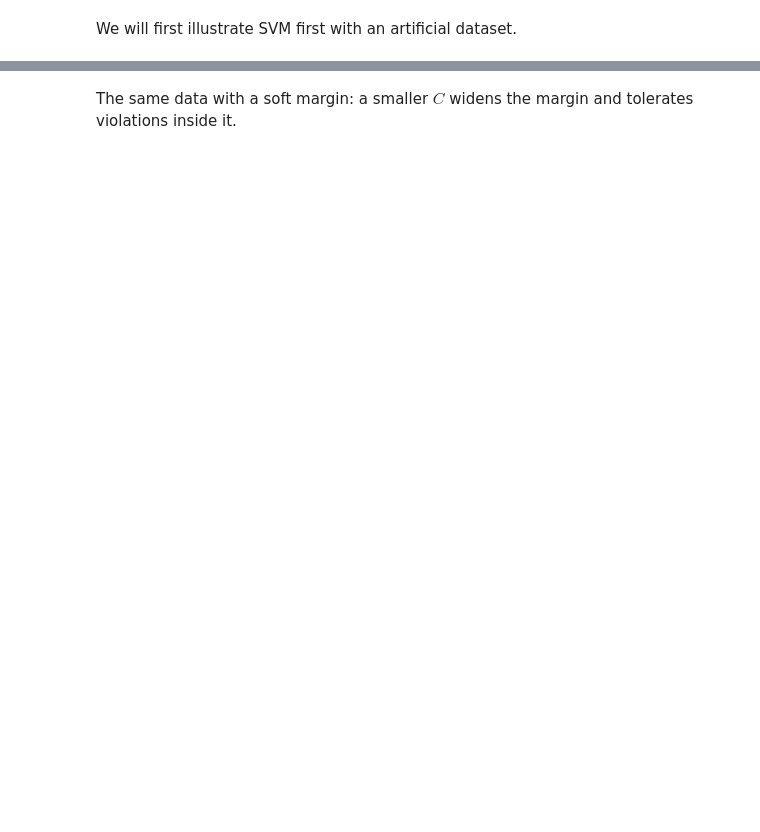
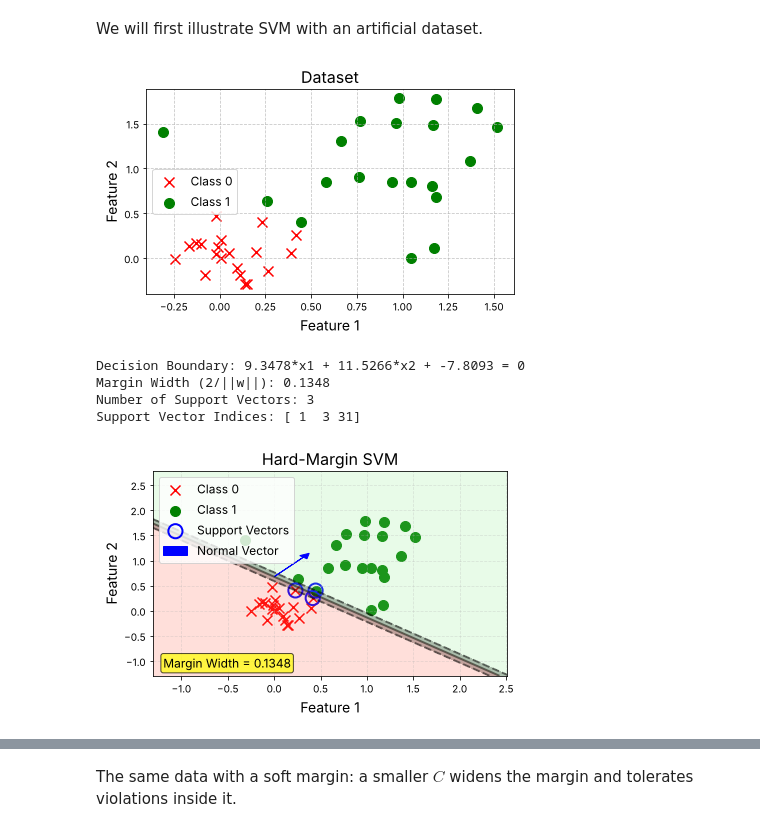
Before and after one commit to alisarupenyan/Intro-to-ML-HS2026, a Jupyter notebook: Week9_SVM.ipynb, the cells around one changed output, grey strips where cells are left out. Saved outputs shown, nothing was run; the diff lists cells and outputs as text; code cells hidden in the pictures; blank space fills up the shorter version.

```diff
--- a/Week9_SVM.ipynb
+++ b/Week9_SVM.ipynb
@@ -1,5 +1,5 @@
 # %% [markdown]
-We will first illustrate SVM first with an artificial dataset.
+We will first illustrate SVM with an artificial dataset.
 # %%
 import numpy as np
 import pandas as pd
@@ -12,7 +12,7 @@ np.random.seed(42)  # For reproducibility
 
 # Generate two closer clusters (but still separable)
 n_samples = 40  # 20 per class
-X_class1 = np.random.randn(n_samples//2, 2) * 0.2 + [0.1, 0.1]  # Cluster 1 centered at (-1, -1)
+X_class1 = np.random.randn(n_samples//2, 2) * 0.2 + [0.1, 0.1]  # Cluster 1 centered at (0.1, 0.1)
 X_class2 = np.random.randn(n_samples//2, 2) * 0.5 + [1, 1]    # Cluster 2 centered at (1, 1)
 X = np.vstack([X_class1, X_class2])
 y = np.hstack([np.zeros(n_samples//2), np.ones(n_samples//2)])
@@ -37,11 +37,11 @@ svm.fit(X, y)
 # Get the decision boundary parameters
 w = svm.coef_[0]
 b = svm.intercept_[0]  # This is a scalar
-margin_width = 1 / np.sqrt(np.sum(w**2))
+margin_width = 2 / np.sqrt(np.sum(w**2))  # margin width, gutter to gutter: 2/||w||
 
 # Print SVM parameters
 print(f"Decision Boundary: {w[0]:.4f}*x1 + {w[1]:.4f}*x2 + {b:.4f} = 0")
-print(f"Margin Width: {margin_width:.4f}")
+print(f"Margin Width (2/||w||): {margin_width:.4f}")
 print(f"Number of Support Vectors: {len(svm.support_vectors_)}")
 print(f"Support Vector Indices: {svm.support_}")
 
@@ -75,32 +75,39 @@ plt.scatter(svm.support_vectors_[:, 0], svm.support_vectors_[:, 1],
             s=200, facecolors='none', edgecolors='blue', linewidths=2,
             label='Support Vectors')
 
 # Label some key elements
 w_norm = np.sqrt(np.sum(w**2))
-margin_text_point = (0, -2)
+# position in axes coordinates, so the box stays inside the plot
 plt.annotate(f"Margin Width = {margin_width:.4f}",
-            xy=margin_text_point, xytext=margin_text_point,
+            xy=(0.03, 0.04), xycoords='axes fraction',
             fontsize=12, bbox=dict(boxstyle="round,pad=0.2", fc="yellow", alpha=0.7))
 
 # Fill decision regions
 plt.contourf(xx, yy, Z, colors=['tomato', 'lightgreen'],
              levels=[-1000, 0, 1000], alpha=0.2)
 
 # Add arrows to show the direction of the separating hyperplane normal vector
 mid_point = np.array([0, -b/w[1]])  # A point on the decision boundary
 normal_direction = w / w_norm
 arrow_length = 0.5
 plt.arrow(mid_point[0], mid_point[1],
           arrow_length * normal_direction[0], arrow_length * normal_direction[1],
           head_width=0.1, head_length=0.1, fc='blue', ec='blue', label='Normal Vector')
 
 plt.title('Hard-Margin SVM', fontsize=16)
 plt.xlabel('Feature 1', fontsize=14)
 plt.ylabel('Feature 2', fontsize=14)
 plt.grid(True, linestyle='--', alpha=0.3)
 plt.legend(fontsize=12)
 
 
 plt.tight_layout()
 plt.savefig('hard_margin_svm_detailed.png', dpi=300, bbox_inches='tight')
 plt.show()
+# %% [output]
+[figure, added]
+Decision Boundary: 9.3478*x1 + 11.5266*x2 + -7.8093 = 0
+Margin Width (2/||w||): 0.1348
+Number of Support Vectors: 3
+Support Vector Indices: [ 1  3 31]
+[figure, added]
```
Also changed, not shown: parts of 20 cells of this notebook.
